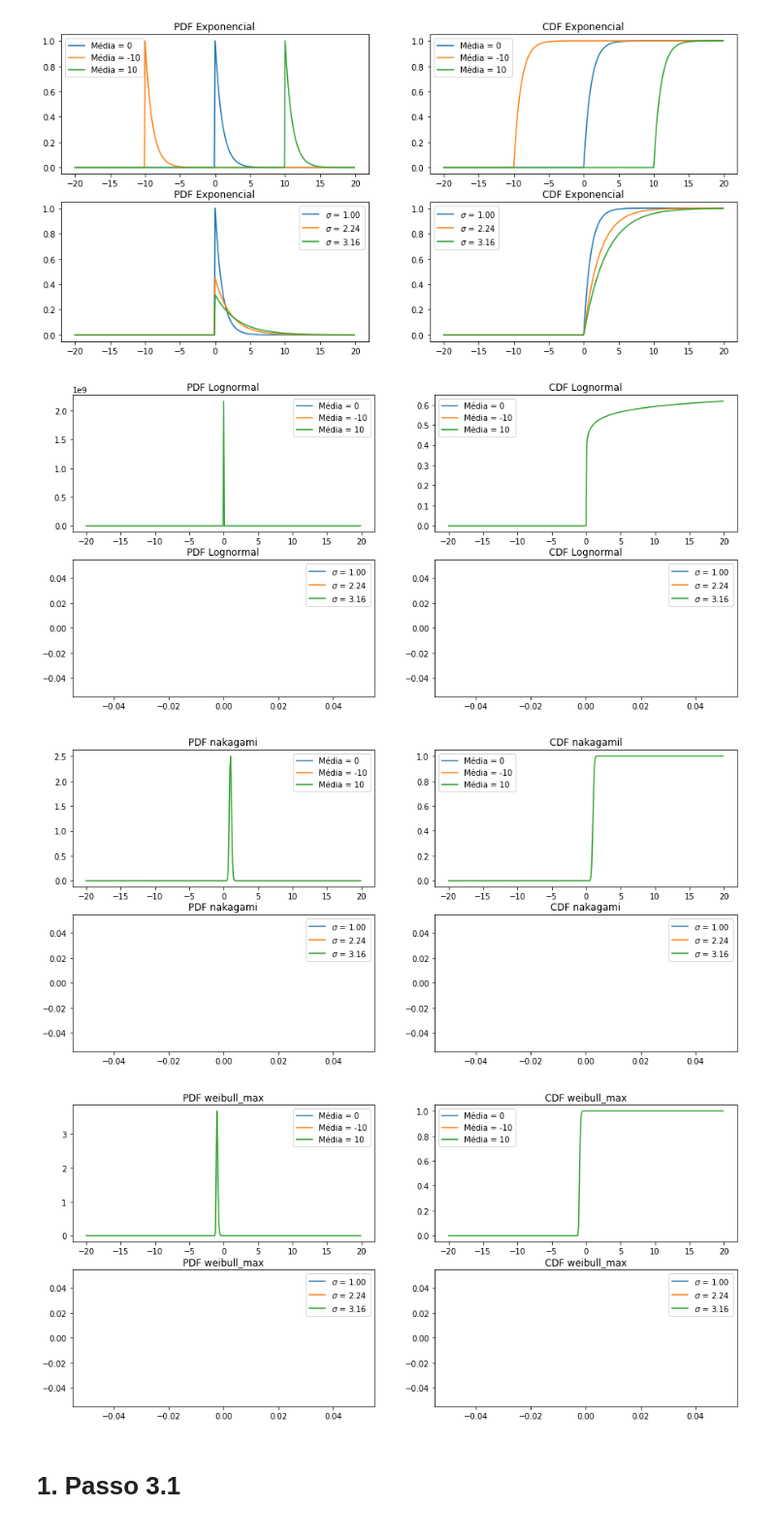
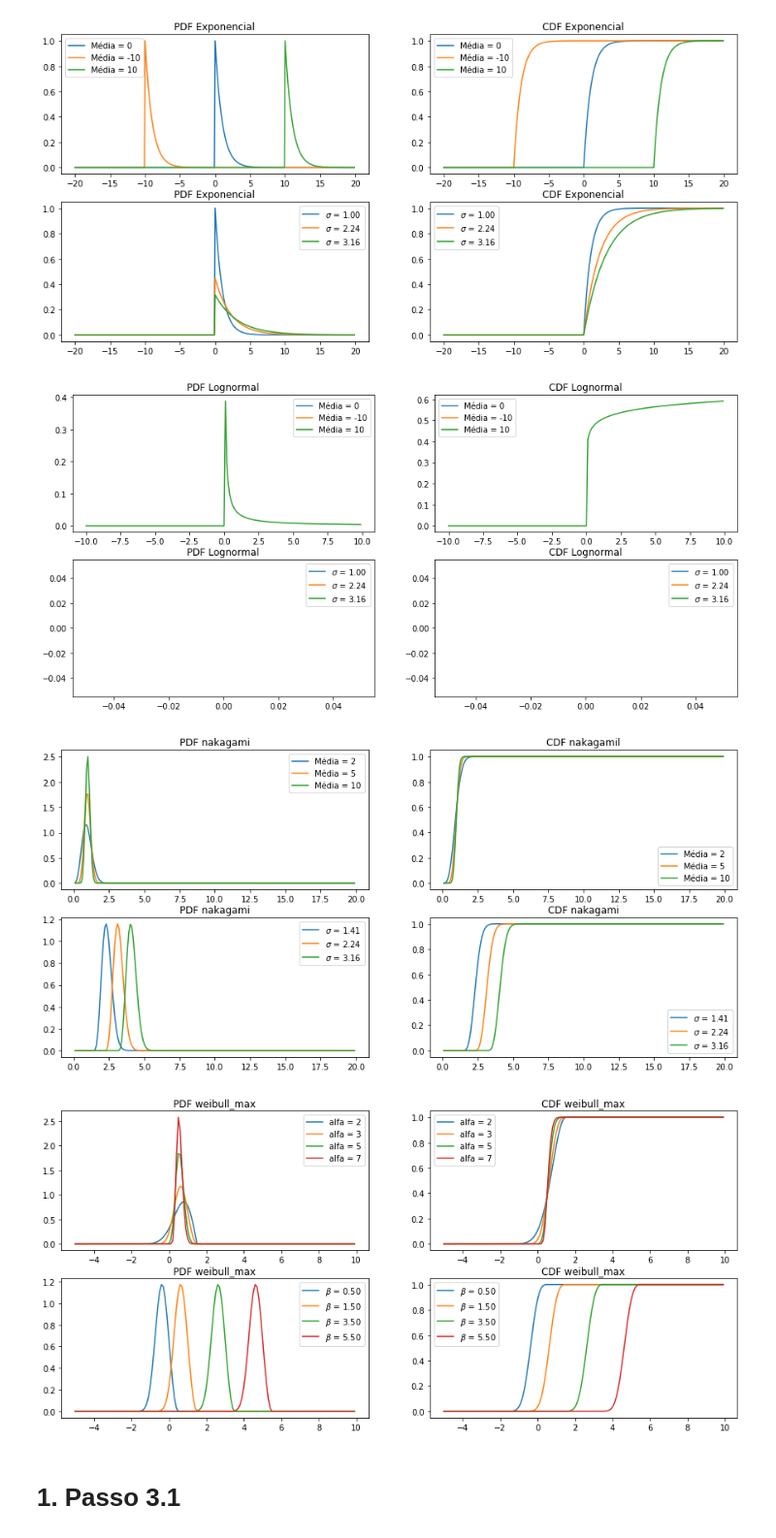
Before and after one commit to victordcsilva/DCO2004_Lab_Prototipagem, a Jupyter notebook: H07/Entrega_h07.ipynb, the cells around one changed output. Shown: that part at 97% size. Cells and saved outputs as stored; diff of their text form; code cells hidden in the pictures.

```diff
--- a/H07/Entrega_h07.ipynb
+++ b/H07/Entrega_h07.ipynb
@@ -183,9 +183,14 @@ plt.legend()
 plt.show()
 
 plt.figure(6,[15,7])
-sigma = np.sqrt(vtVar[0]);
+vtMuNaka = [2, 5, 10]                  # Valores de média da Gaussiana
+vtVarNaka = [2, 5, 10]                   # Valores de variância da Gaussiana
+x = np.arange(0.1,20,0.1)
+sigma = np.sqrt(vtVarNaka[0]);
+
+
 for il in range(0,len(vtMu)):
-    mu = vtMu[il]
+    mu = vtMuNaka[il]
     plt.subplot(2,2,1)
     plt.plot(x, nakagami.pdf(x,mu), label='Média = {}'.format(mu))
     plt.title('PDF nakagami')
@@ -193,9 +198,9 @@ for il in range(0,len(vtMu)):
     plt.plot(x, nakagami.cdf(x,mu), label='Média = {}'.format(mu))
     plt.title('CDF nakagamil')
 # Variando a variância e plotando os gráficos
-mu = vtMu[0];
+mu = vtMuNaka[0];
 for il in range(0,len(vtVar)):
-    sigma = np.sqrt(vtVar[il]);
+    sigma = np.sqrt(vtVarNaka[il]);
     plt.subplot(2,2,3)
     plt.plot(x, nakagami.pdf(x,mu,sigma), label='$\sigma$ = {:01.2f}'.format(sigma))
     plt.title('PDF nakagami')
@@ -211,44 +216,48 @@ plt.legend()
 plt.subplot(2,2,3)
 plt.legend()
 plt.subplot(2,2,4)
 plt.legend()
 plt.show()
 
 plt.figure(7,[15,7])
 sigma = np.sqrt(vtVar[0]);
-for il in range(0,len(vtMu)):
-    mu = vtMu[il]
+alfa = [2,3,5,7]
+beta = [0.5,1.5,3.5,5.5]
+x=np.arange(-5,10,0.1)
+
+for il in range(0,len(alfa)):
+    mu = alfa[il]
     plt.subplot(2,2,1)
-    plt.plot(x, weibull_max.pdf(x,mu), label='Média = {}'.format(mu))
+    plt.plot(x, weibull_max.pdf(x,mu,beta[1]), label='alfa = {}'.format(mu))
     plt.title('PDF weibull_max')
     plt.subplot(2,2,2)
-    plt.plot(x, weibull_max.cdf(x,mu), label='Média = {}'.format(mu))
+    plt.plot(x, weibull_max.cdf(x,mu,beta[1]), label='alfa = {}'.format(mu))
     plt.title('CDF weibull_max')
 # Variando a variância e plotando os gráficos
 mu = vtMu[0];
-for il in range(0,len(vtVar)):
-    sigma = np.sqrt(vtVar[il]);
+for il in range(0,len(beta)):
+    mu=beta[il];
     plt.subplot(2,2,3)
-    plt.plot(x, weibull_max.pdf(x,mu,sigma), label='$\sigma$ = {:01.2f}'.format(sigma))
+    plt.plot(x, weibull_max.pdf(x,alfa[1],mu), label='$\\beta $ = {:01.2f}'.format(mu))
     plt.title('PDF weibull_max')
     plt.subplot(2,2,4)
-    plt.plot(x, weibull_max.cdf(x,mu,sigma), label='$\sigma$ = {:01.2f}'.format(sigma))
+    plt.plot(x, weibull_max.cdf(x,alfa[1],mu), label='$\\beta $ = {:01.2f}'.format(mu))
     plt.title('CDF weibull_max')
 
 
 plt.subplot(2,2,1)
 plt.legend()
 plt.subplot(2,2,2)
 plt.legend()
 plt.subplot(2,2,3)
 plt.legend()
 plt.subplot(2,2,4)
 plt.legend()
 plt.show()
 # %% [output]
-[figure, old version]
+[figure, new version]
-[figure, old version]
+[figure, new version]
-[figure, old version]
+[figure, new version]
 # %% [markdown]
 # 1. Passo 3.1
 # %%
```
Also changed, not shown: parts of 2 cells of this notebook.
